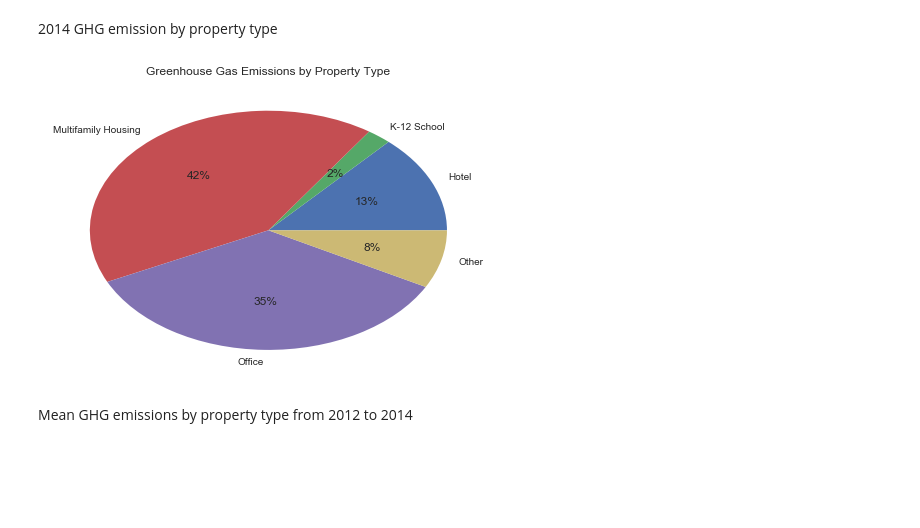
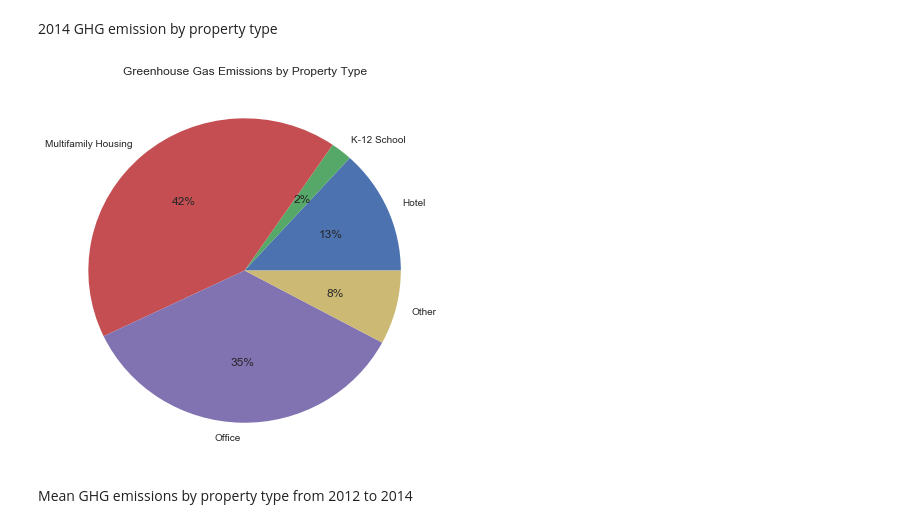
Before and after one commit to saranaweera/nycghgemissions, a Jupyter notebook: GHGAnalysis2.ipynb, the cells around one changed output. Cells and saved outputs as stored; diff of their text form; code cells hidden in the pictures; blank space fills up the shorter version.

```diff
--- a/GHGAnalysis2.ipynb
+++ b/GHGAnalysis2.ipynb
@@ -308,14 +299,17 @@ LLCombined.loc[~LLCombined['PropertyType'].isin(top5.index),'SimplePropertyType'
 2014 GHG emission by property type
 # %%
 LL2014 = LLCombined[LLCombined['YearReported'] == 2014]
-LL2014.groupby('SimplePropertyType').TotalGHG.sum().plot.pie(autopct='%.0f%%')
+LL2014.groupby('SimplePropertyType').TotalGHG.sum().plot.pie(autopct='%.0f%%',figsize=(7, 7))
+
 plt.title('Greenhouse Gas Emissions by Property Type')
+
 plt.ylabel('')
+plt.savefig('GHGemissions2014ByPropertyType.png')
 plt.show()
 
-#plt.savefig('GHGemissions2014ByPropertyType.png')
+#
 # %% [output]
-[figure, old version]
+[figure, new version]
 # %% [markdown]
 Mean GHG emissions by property type from 2012 to 2014
 # %%
```
Also changed, not shown: parts of 7 cells of this notebook.
